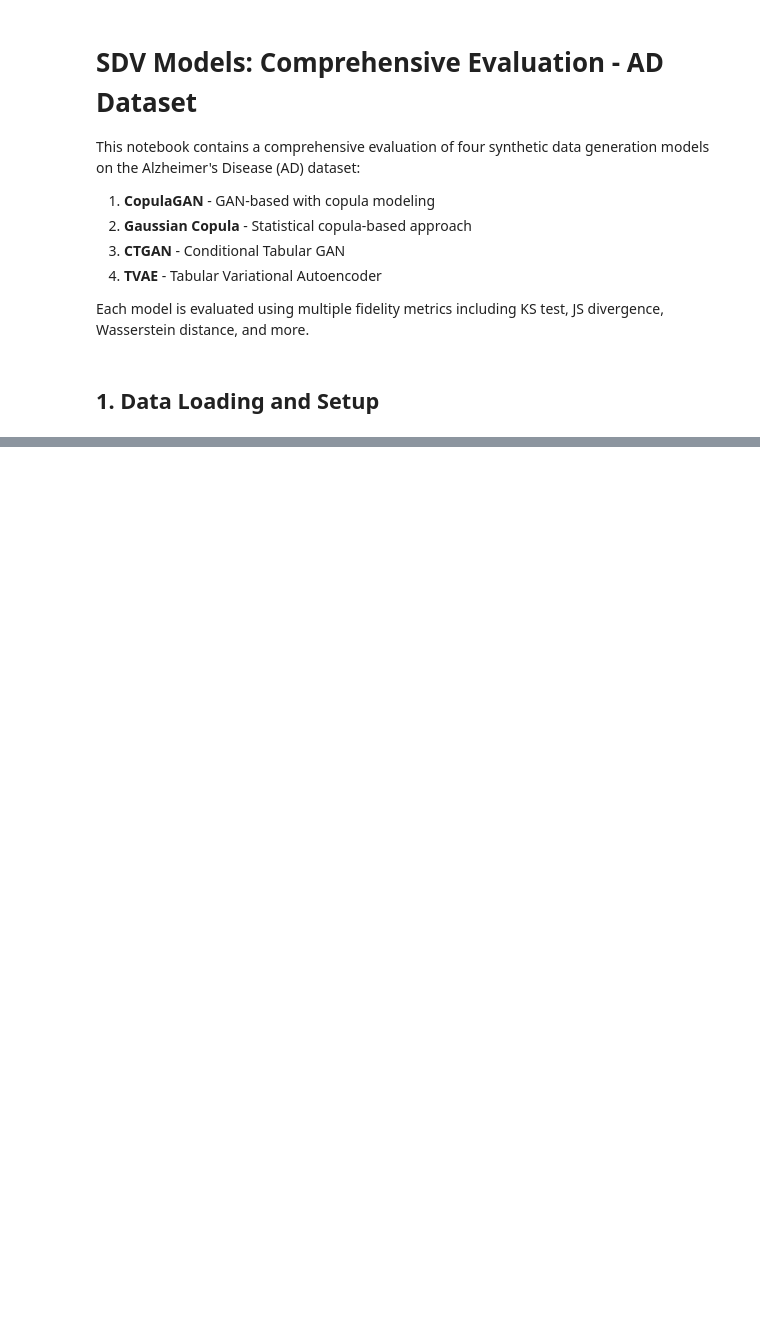
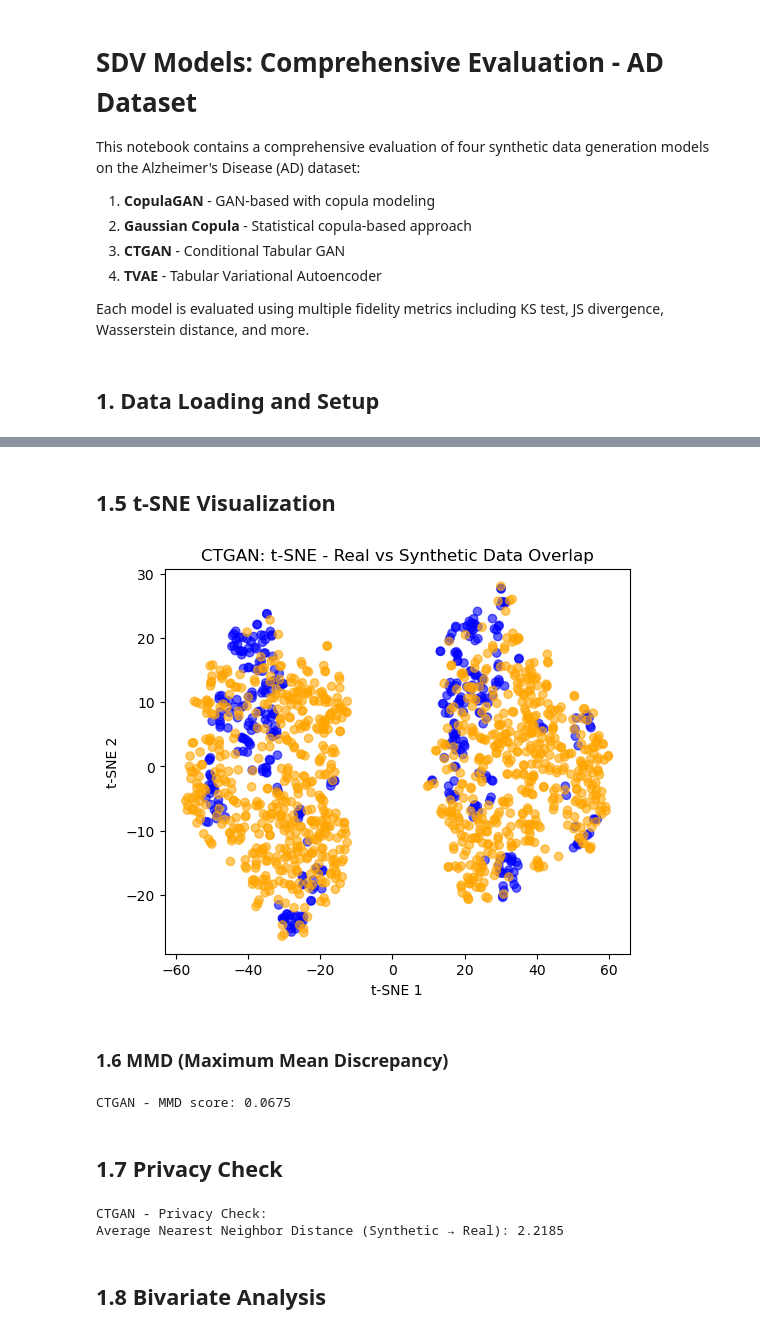
Before and after one commit to bdsul/Synthetic-data_Audit, a Jupyter notebook: Notebooks/notebook_ad_dataset.ipynb, the cells around one changed output, grey strips where cells are left out. Cells and saved outputs as stored; diff of their text form; code cells hidden in the pictures; blank space fills up the shorter version.

```diff
--- a/Notebooks/notebook_ad_dataset.ipynb
+++ b/Notebooks/notebook_ad_dataset.ipynb
@@ -1133,0 +296,10 @@ GaussianCopula (AD) - Two-Sample Classifier Accuracy: 0.9831
+# %%
+from scipy.stats import wasserstein_distance
+scaler_ctgan = MinMaxScaler()
+real_scaled_ctgan = pd.DataFrame(scaler_ctgan.fit_transform(real_df), columns=real_df.columns)
+synthetic_scaled_ctgan = pd.DataFrame(scaler_ctgan.transform(synthetic_data_ctgan), columns=synthetic_data_ctgan.columns)
+
+print("CTGAN - Wasserstein Distance:")
+for col in real_df.columns:
+    dist = wasserstein_distance(real_scaled_ctgan[col], synthetic_scaled_ctgan[col])
+    print(f"{col}: {dist:.4f}")
@@ -1133,0 +358,63 @@ GaussianCopula (AD) - Two-Sample Classifier Accuracy: 0.9831
+# %% [markdown]
+## 1.5 t-SNE Visualization
+# %%
+from sklearn.manifold import TSNE
+tsne_ctgan = TSNE(n_components=2, random_state=42)
+combined_ctgan = np.vstack([real_scaled_ctgan.values, synthetic_scaled_ctgan.values])
+tsne_result_ctgan = tsne_ctgan.fit_transform(combined_ctgan)
+labels_ctgan = ['Real'] * len(real_scaled_ctgan) + ['Synthetic'] * len(synthetic_scaled_ctgan)
+
+plt.figure(figsize=(6,5))
+plt.scatter(tsne_result_ctgan[:, 0], tsne_result_ctgan[:, 1],
+            c=['blue' if l == 'Real' else 'orange' for l in labels_ctgan],
+            alpha=0.6)
+plt.title("CTGAN: t-SNE - Real vs Synthetic Data Overlap")
+plt.xlabel("t-SNE 1")
+plt.ylabel("t-SNE 2")
+plt.show()
+# %% [output]
+[figure, added]
+# %% [markdown]
+### 1.6 MMD (Maximum Mean Discrepancy)
+# %%
+from sklearn.preprocessing import StandardScaler
+
+
+scaler_mmd_ctgan = StandardScaler()
+real_scaled_mmd_ctgan = scaler_mmd_ctgan.fit_transform(real_df.drop(columns=['Group']))
+synthetic_scaled_mmd_ctgan = scaler_mmd_ctgan.transform(synthetic_data_ctgan.drop(columns=['Group']))
+
+def gaussian_kernel(x, y, sigma=1.0):
+    x_size = x.shape[0]
+    y_size = y.shape[0]
+    dim = x.shape[1]
+    x_tile = np.tile(x, (y_size, 1))
+    y_tile = np.repeat(y, x_size, axis=0)
+    return np.exp(-np.sum((x_tile - y_tile)**2, axis=1) / (2 * dim * sigma**2)).reshape(y_size, x_size)
+
+def compute_mmd(x, y, sigma=1.0):
+    k_xx = np.mean(gaussian_kernel(x, x, sigma))
+    k_yy = np.mean(gaussian_kernel(y, y, sigma))
+    k_xy = np.mean(gaussian_kernel(x, y, sigma))
+    return k_xx + k_yy - 2 * k_xy
+
+mmd_score_ctgan = compute_mmd(real_scaled_mmd_ctgan, synthetic_scaled_mmd_ctgan)
+print(f"CTGAN - MMD score: {mmd_score_ctgan:.4f}")
+# %% [output]
+CTGAN - MMD score: 0.0675
+# %% [markdown]
+## 1.7 Privacy Check
+# %%
+from sklearn.neighbors import NearestNeighbors
+
+nn_ctgan = NearestNeighbors(n_neighbors=1).fit(real_scaled_mmd_ctgan)
+distances_ctgan, _ = nn_ctgan.kneighbors(synthetic_scaled_mmd_ctgan)
+avg_nn_dist_ctgan = np.mean(distances_ctgan)
+
+print("CTGAN - Privacy Check:")
+print(f"Average Nearest Neighbor Distance (Synthetic → Real): {avg_nn_dist_ctgan:.4f}")
+# %% [output]
+CTGAN - Privacy Check:
+Average Nearest Neighbor Distance (Synthetic → Real): 2.2185
+# %% [markdown]
+## 1.8 Bivariate Analysis
```
Also changed, not shown: parts of 123 cells of this notebook.
